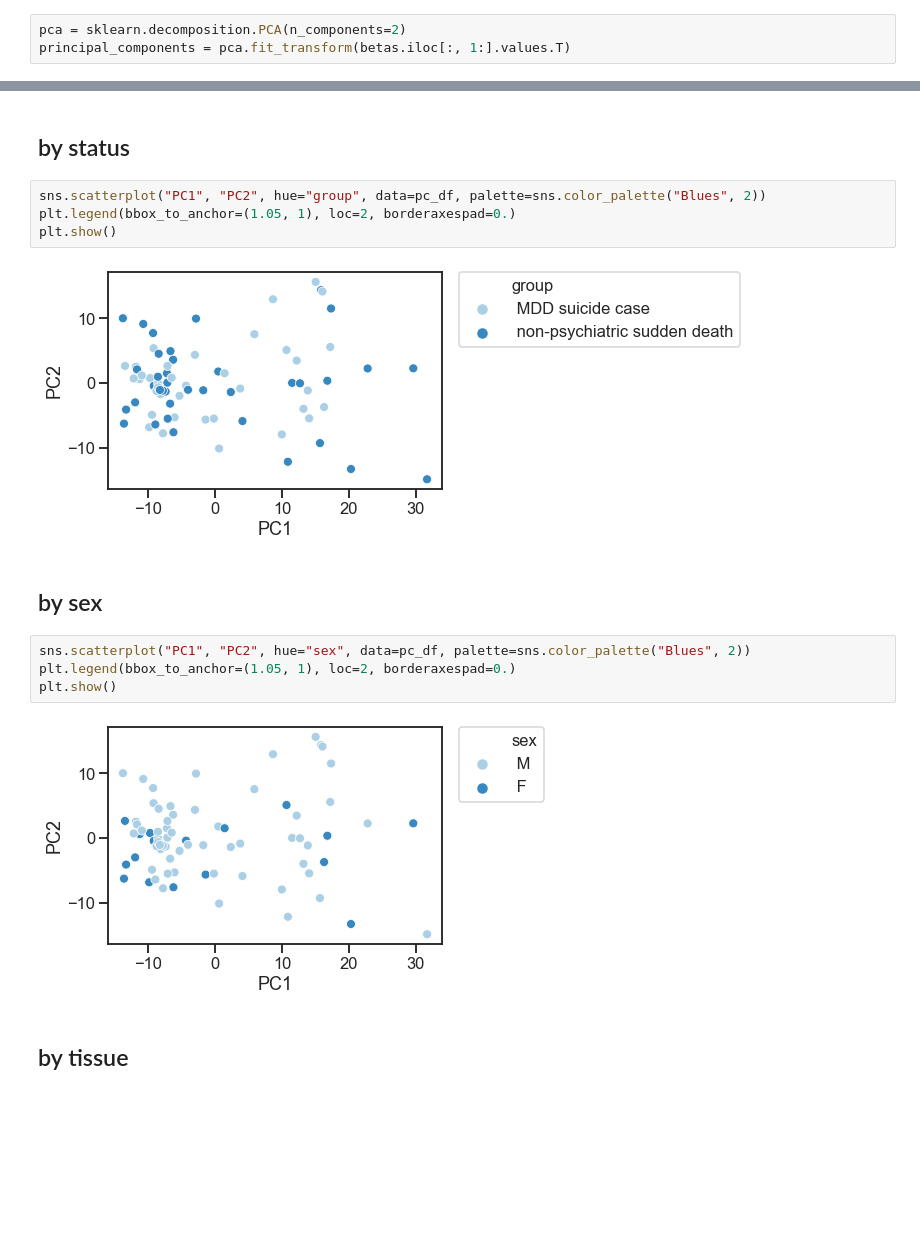
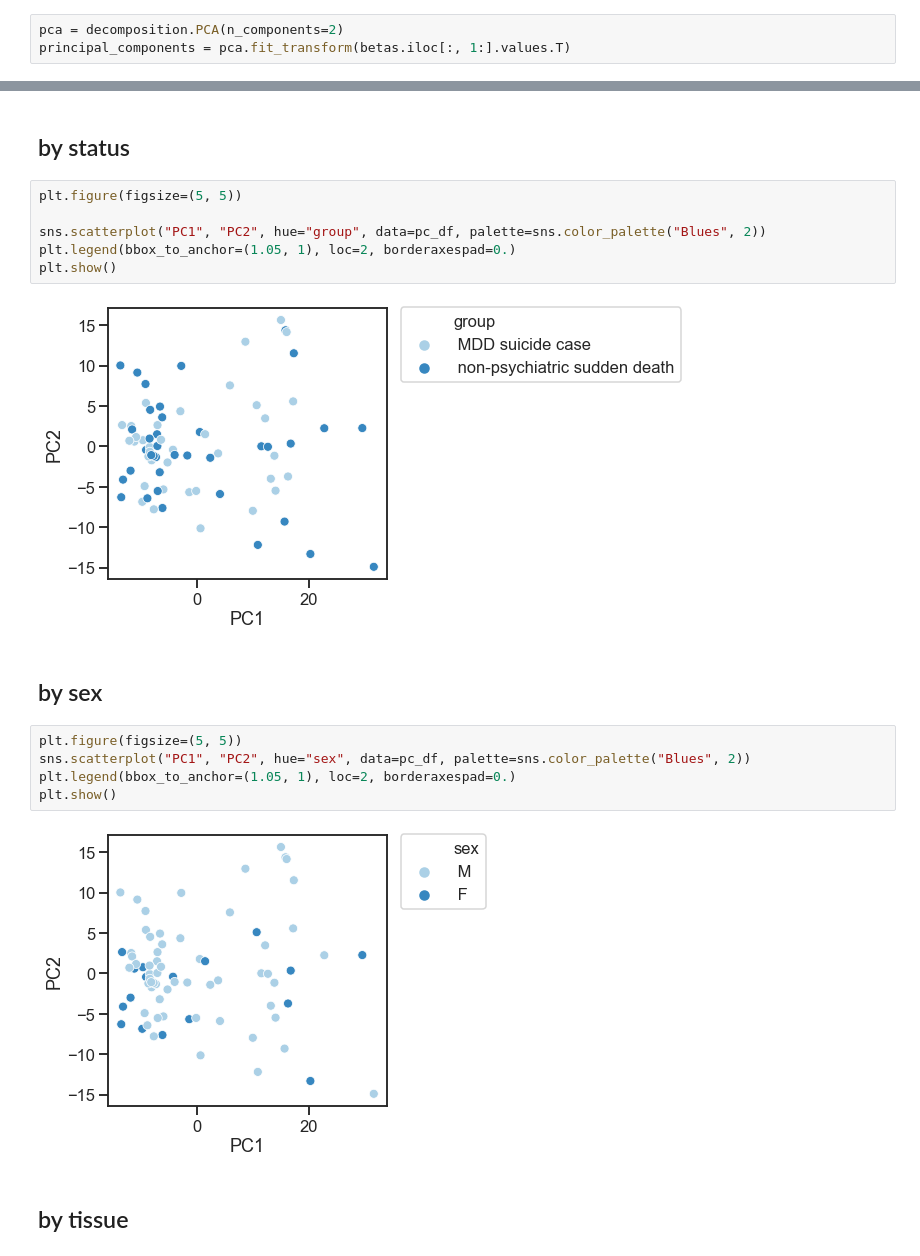
Before and after one commit to christacaggiano/methylation_analysis, a Jupyter notebook: methylation_analysis.ipynb, the cells around one changed output, grey strips where cells are left out. Drawn from its saved outputs; the diff is of its cells as text; blank space fills up the shorter version.

```diff
--- a/methylation_analysis.ipynb
+++ b/methylation_analysis.ipynb
@@ -121,7 +123,7 @@ Logit Regression Results
 # %% [markdown]
 # PCA
 # %%
-pca = sklearn.decomposition.PCA(n_components=2)
+pca = decomposition.PCA(n_components=2)
 principal_components = pca.fit_transform(betas.iloc[:, 1:].values.T)
 # %%
 pca.explained_variance_ratio_
@@ -136,19 +138,22 @@ pc_df["tissue"] = labels["tissue"]
 # %% [markdown]
 ## by status
 # %%
+plt.figure(figsize=(5, 5))
+
 sns.scatterplot("PC1", "PC2", hue="group", data=pc_df, palette=sns.color_palette("Blues", 2))
 plt.legend(bbox_to_anchor=(1.05, 1), loc=2, borderaxespad=0.)
 plt.show()
 # %% [output]
-[figure, old version]
+[figure, new version]
 # %% [markdown]
 ## by sex
 # %%
+plt.figure(figsize=(5, 5))
 sns.scatterplot("PC1", "PC2", hue="sex", data=pc_df, palette=sns.color_palette("Blues", 2))
 plt.legend(bbox_to_anchor=(1.05, 1), loc=2, borderaxespad=0.)
 plt.show()
 # %% [output]
-[figure, old version]
+[figure, new version]
 # %% [markdown]
 ## by tissue
 # %%
```
Also changed, not shown: parts of 12 cells of this notebook.
